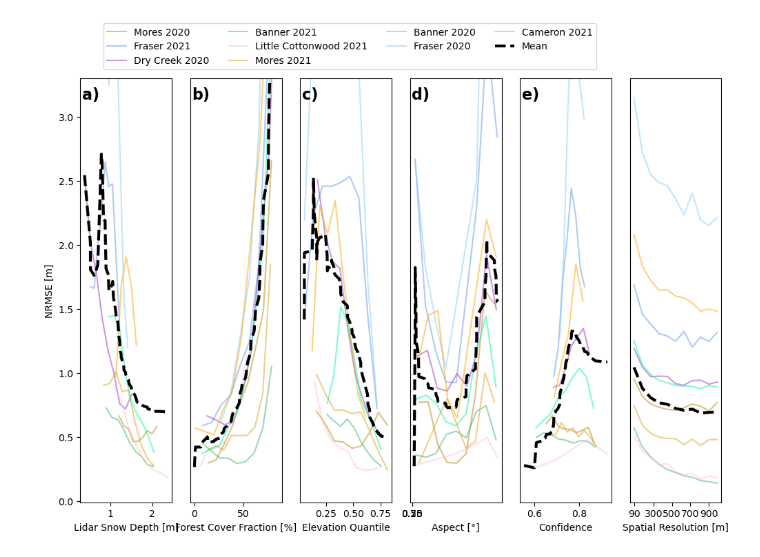
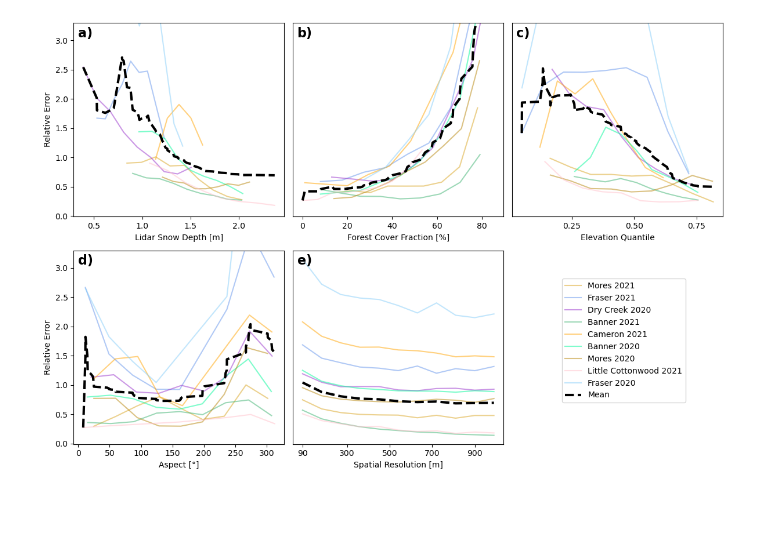
Before and after one commit to ZachHoppinen/spicy-analysis, a Jupyter notebook: src/compare/factors/factor_rmse_figure.ipynb, the cells around one changed output. Drawn from its saved outputs; the diff is of its cells as text; code cells hidden in the pictures; blank space fills up the shorter version.

Commit message:
figure work for figure 2, 5 for Quinn and Ross

```diff
--- a/src/compare/factors/factor_rmse_figure.ipynb
+++ b/src/compare/factors/factor_rmse_figure.ipynb
@@ -33,7 +33,9 @@ def get_stats(x, y):
     rmse = mean_squared_error(x, y, squared = False)
     return r, b, mae, rmse
 # %%
-dss = {fp.stem:xr.open_dataset(fp) for fp in Path('~/scratch/spicy/SnowEx-Data').expanduser().glob('*.nc')}
+# dss = {fp.stem:xr.open_dataset(fp) for fp in Path('~/scratch/spicy/SnowEx-Data').expanduser().glob('*.nc')}
+dss = {fp.stem:xr.open_dataset(fp) for fp in Path('/Users/rdcrlzh1/Documents/spicy-analysis/data/SnowEx-Data').expanduser().glob('*.nc')}
+
 for ds in dss.values():
     ds['aspect'] = aspect(ds['lidar-dem'])
     ds['easting'] = np.sin(np.deg2rad(aspect(ds['lidar-dem'])))
@@ -47,7 +49,7 @@ def mean_normalize(ds):
     dvh = (dvh - np.nanmin(dvh))/nan_ptp(dvh)
     return dvh
 # %%
-fig, axes = plt.subplots(1, 5, figsize = (12,8))
+fig, axes = plt.subplots(2, 3, figsize = (12,8))
 
 loc_colors = {'Banner_2020-02-18': 'mediumspringgreen', 'Banner_2021-03-15': 'mediumseagreen', 'Cameron_2021-03-19': 'orange', \
     'Dry_Creek_2020-02-19': 'darkorchid', 'Frasier_2020-02-11': 'lightskyblue', 'Frasier_2021-03-19': 'cornflowerblue', \
@@ -126,15 +128,10 @@ for (var, label), ax in zip(x_labels.items(), axes.ravel()):
     # print((df.interpolate().mean(axis = 1).iloc[-1] - df.interpolate().mean(axis = 1).iloc[0])/ (df.interpolate().mean(axis = 1).index[-1] - df.interpolate().mean(axis = 1).index[0]))
     lm = linregress(x = df.interpolate().mean(axis = 1).index, y = df.interpolate().mean(axis = 1).values)
     print(f'Slope: {lm.slope}. p: {lm.pvalue}')
-axes[0].set_ylabel('NRMSE [m]')
+
+axes[0, 0].set_ylabel('Relative Error')
+axes[1, 0].set_ylabel('Relative Error')
 # axes[0].set_ylabel('RMSE [m]')
-axes[0].legend(loc='upper left',
-    bbox_to_anchor=(0.2, 1.14),
-    ncol=4,
-    # borderaxespad=0.15,
-    # fontsize=8,
-    # frameon=False,
-)
 
 # add scaling axis
 res = pd.DataFrame()
@@ -165,7 +162,7 @@ for stem, ds in dss.items():
             res.loc[stem, f'r_{look}'] = r
             res.loc[stem, f'rmse_{look}'] = rmse_result
 
-    axes[-1].plot(xs, rmses, color = loc_colors[stem], label = site_name, alpha = 0.5)
+    axes[1, 1].plot(xs, rmses, color = loc_colors[stem], label = site_name, alpha = 0.5)
 
 xs = []
 rmses = []
@@ -178,15 +175,15 @@ for n,v in res.mean().items():
     elif stat == 'rmse':
         rmses.append(v)
 
-axes[-1].plot(xs, rmses, color = 'black', linewidth = 3, linestyle = 'dashed')
+axes[1, 1].plot(xs, rmses, color = 'black', linewidth = 3, linestyle = 'dashed')
 
 
-ax = axes[-1]
+ax = axes[1, 1]
 ax.set_xlabel('Spatial Resolution [m]')
 ax.set_xticks([1, 300/90, 500/90, 700/90, 900/90])
 ax.set_xticklabels(['90','300', '500', '700','900'])
 
-ax = axes[-3]
+ax = axes[0, 2]
 ax.set_xticks([0.25, 0.5, 0.75])
 # ax.set_xticklabels(['Lowest', 'Middle', 'Highest'])
 
@@ -194,14 +191,24 @@ ax.set_xticks([0.25, 0.5, 0.75])
 
 # done adding scalling axis
 
-for ax in axes[1:]:
+for ax in axes[:, 1:].ravel():
     ax.set_yticks([])
 
-for ax, letter in zip(axes, ['a','b','c', 'd', 'e']):
+for ax, letter in zip(axes.ravel(), ['a','b','c', 'd', 'e']):
     ax.text(0.02, 0.98,f'{letter})', transform=ax.transAxes, ha = 'left', va = 'top', weight='bold', size = 16)
 
+axes[1, 2].set_axis_off()
 
 plt.tight_layout()
-plt.savefig('/bsuhome/zacharykeskinen/spicy-analysis/figures/factors/rmse_binned.png')
+
+axes[0, 0].legend(loc='upper left',
+    bbox_to_anchor=(2.3, -0.3),
+    # ncol=4,
+    # borderaxespad=0.15,
+    # fontsize=8,
+    # frameon=False,
+)
+
+plt.savefig('../../../figures/factors/rmse_binned.png')
 # %% [output]
 lidar-sd
@@ -217 +222 @@ Slope: 3.2319368432401565. p: 6.123863610886764e-17
-[figure, old version]
+[figure, new version]
```
Also changed, not shown: parts of 1 cell of this notebook, 3 other files.
